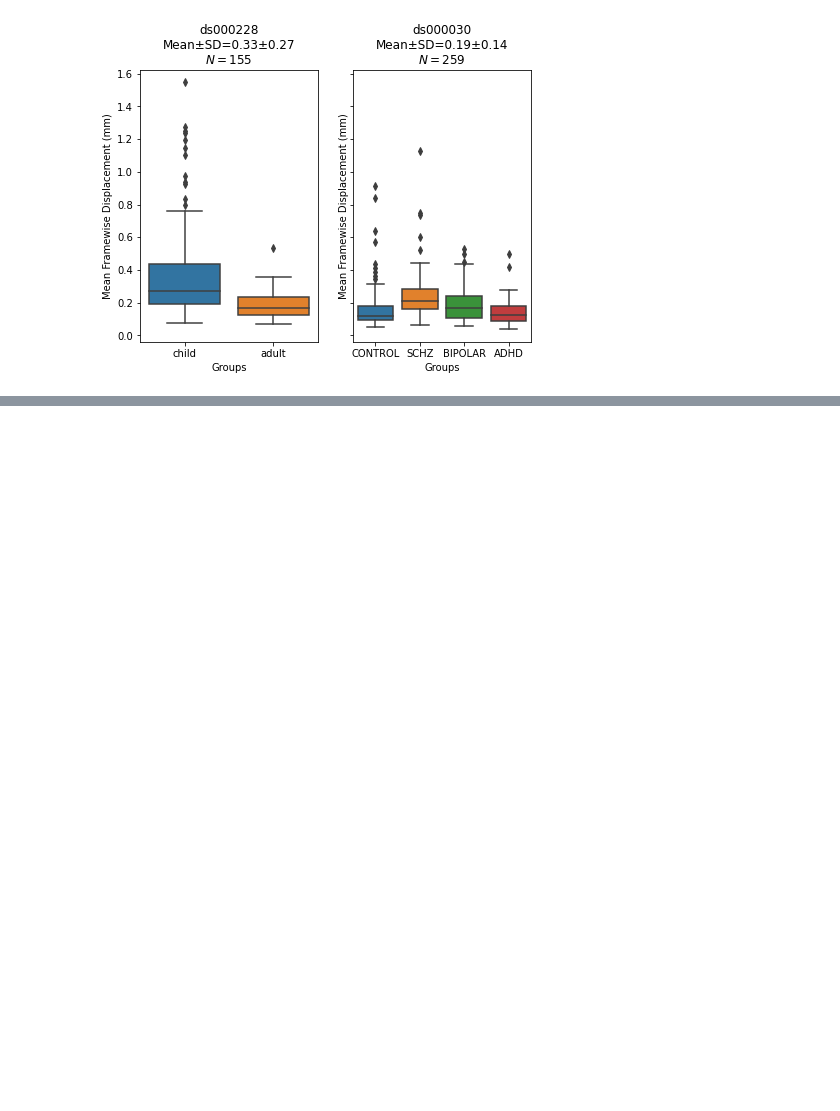
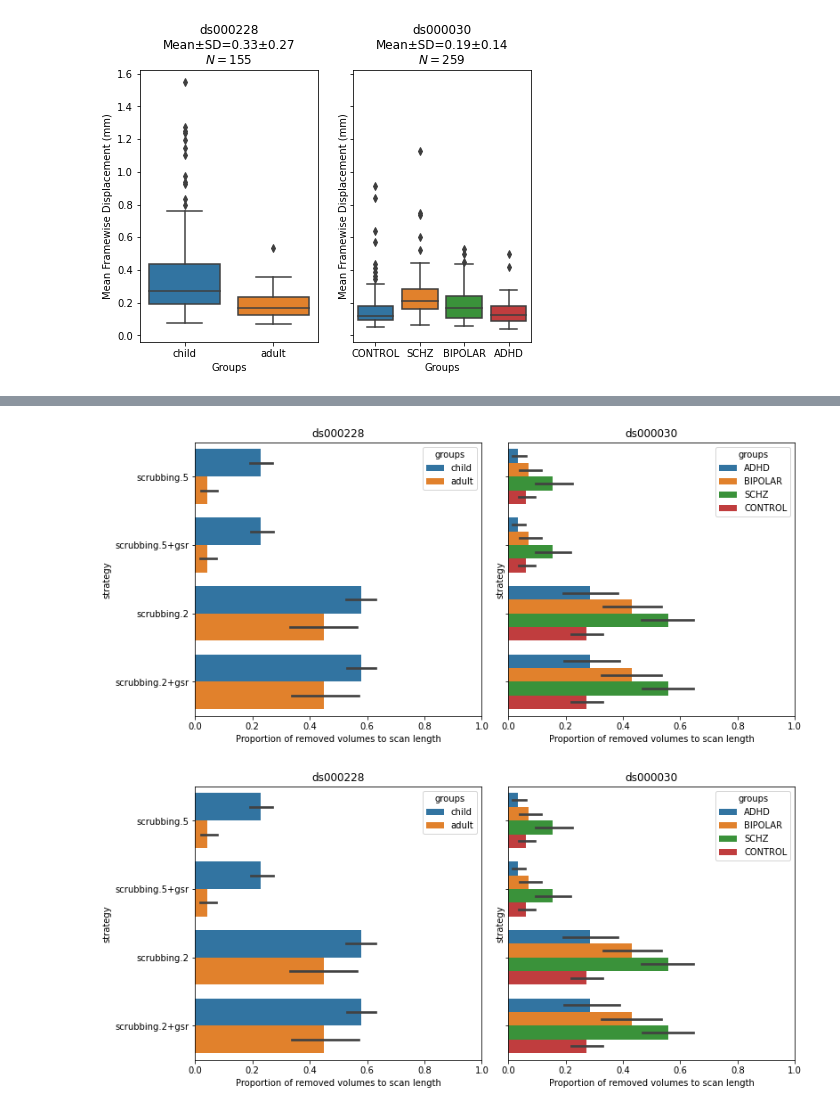
Before and after one commit to SIMEXP/fmriprep-denoise-benchmark, a Jupyter notebook: _sources/research_report/results.ipynb, the cells around one changed output, grey strips where cells are left out. Drawn from its saved outputs; the diff is of its cells as text; code cells hidden in the pictures; blank space fills up the shorter version.

```diff
--- a/_sources/research_report/results.ipynb
+++ b/_sources/research_report/results.ipynb
@@ -302,0 +190,6 @@ The variance comes from different resolution of the same parcellation scheme, ep
+# %%
+fig = figures.plot_vol_scrubbed_dataset()
+glue(f'scrubbing-fig', fig, display=False)
+# %% [output]
+[figure, added]
+[figure, added]
```
Also changed, not shown: parts of 13 cells of this notebook, 56 other files.
